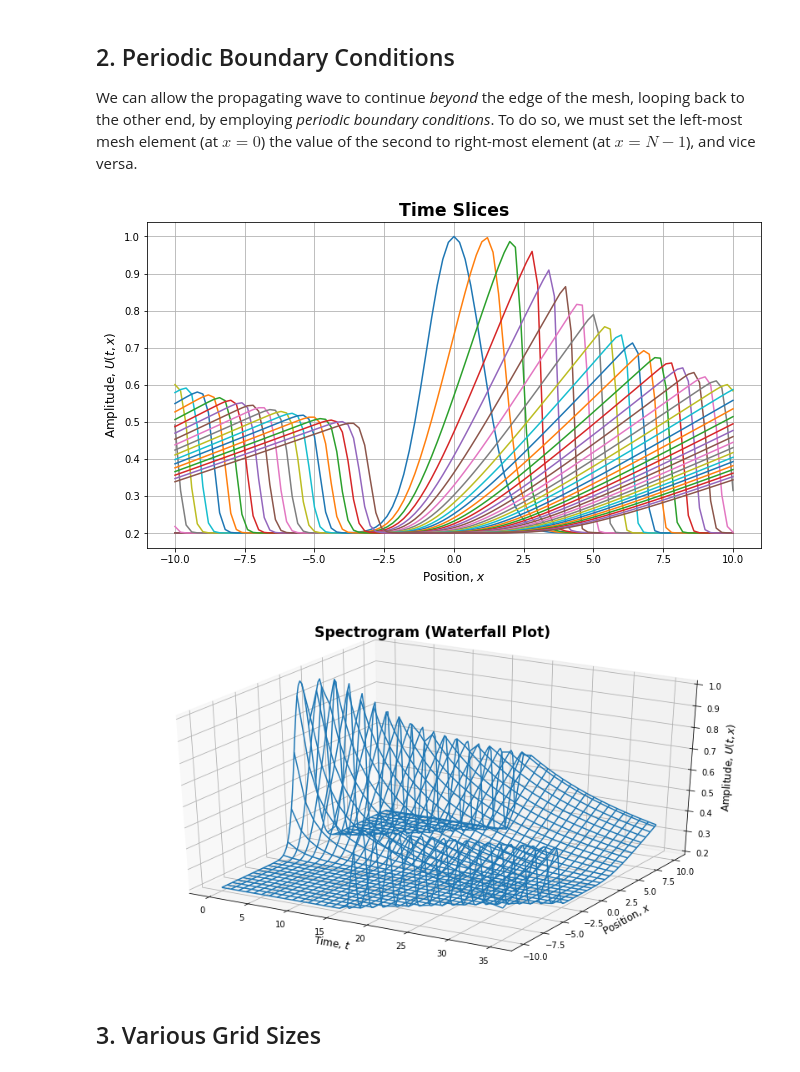
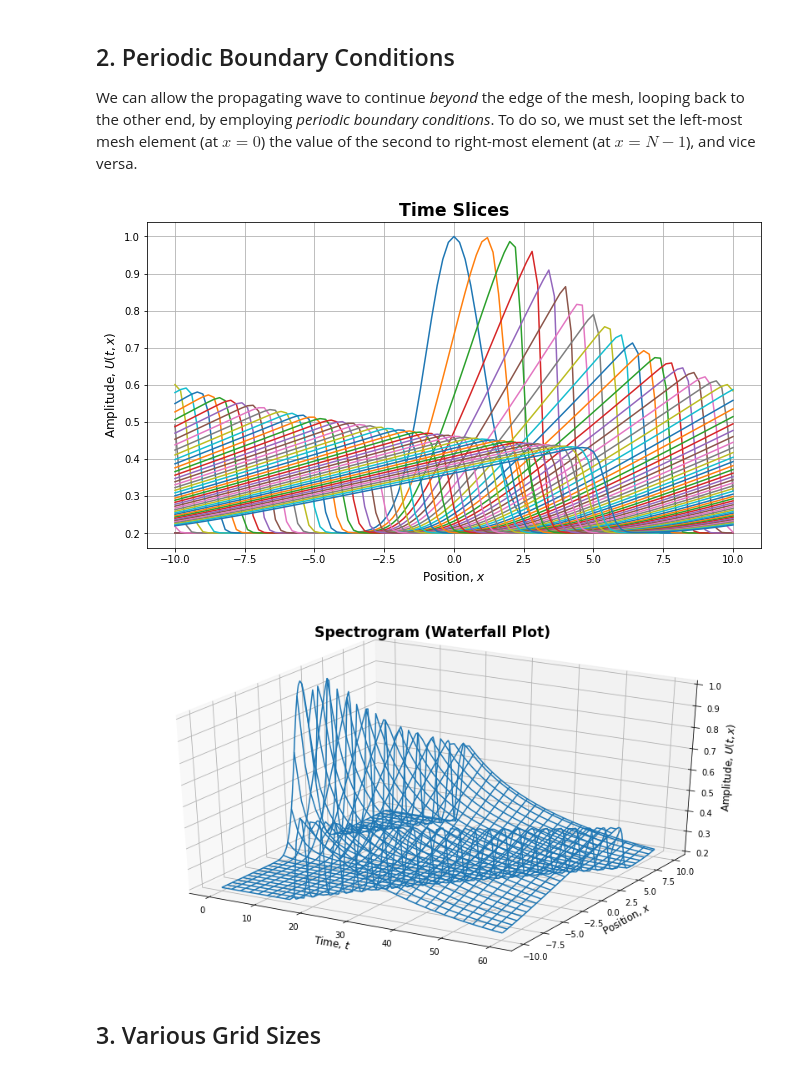
Before and after one commit to sabaronett/computational-physics-class-404-604-Spring-2020, a Jupyter notebook: homework/hw06.ipynb, the cells around one changed output. Cells and saved outputs as stored; diff of their text form; code cells hidden in the pictures.

```diff
--- a/homework/hw06.ipynb
+++ b/homework/hw06.ipynb
@@ -90,12 +91,28 @@ import numpy as np
 import matplotlib.pyplot as plt
 from mpl_toolkits.mplot3d import Axes3D
 
-def burgers(periodic=False, wire=True):
-    """ Solve, simulate, and visualize Burgers' equation """
+def burgers(beta=0.99, periodic=False, wire=True):
+    """
+    Solve, simulate, and visualize Burgers' equation (Eq. 7).
+
+    Parameters
+    ----------
+    beta : float
+        Courant-Friedrichs-Lewy (CFL) number. Must be less
+        than one (1) for stability.
+        Default set to 0.99 for larger timesteps.
+    periodic : bool
+        Apply periodic boundary conditions if set to True.
+        Default set to False.
+    wire : bool
+        Draw 3D spectrogram (waterfall plot) as a wireframe,
+        as opposed to a continuous surface.
+        Default set to True.
+    """
     # Setup mesh
     x = np.linspace(xmin, xmax, Nx)
     dx = (xmax - xmin) / (Nx - 1)
-    dt = 0.99 * dx / abs(eps) # CFL condition
+    dt = abs(beta) * dx / abs(eps) # CFL condition
     beta = eps * dt / dx      # CFL number
 
     # Initialize state
@@ -128,10 +145,10 @@ def burgers(periodic=False, wire=True):
         else:
             for ix in range(1, Nx - 1):
                 U[ix] = Uold[ix] - (beta/2)*(Uold[ix+1]**2 - Uold[ix]**2)
-        t += dt
         if periodic: # Apply periodic boundary conditions
             U[0] = U[-2]
             U[-1] = U[1]
+        t += dt
 
         # Save data every dtout
         if t >= tout:
@@ -141,18 +158,20 @@ def burgers(periodic=False, wire=True):
             tout += dtout
 
     # 3D time evolution plot
-    t, x = np.meshgrid(tp, x)
+    tmesh, xmesh = np.meshgrid(tp, x)
     fig3D = plt.figure(figsize=(11,6))
     ax3D = Axes3D(fig3D)
     if wire:
-        ax3D.plot_wireframe(t, x, Up.transpose())
+        ax3D.plot_wireframe(tmesh, xmesh, Up.transpose())
     else:
-        ax3D.plot_surface(t, x, Up.transpose())
+        ax3D.plot_surface(tmesh, xmesh, Up.transpose())
     ax3D.set_title(r'Spectrogram (Waterfall Plot)', fontsize='xx-large', fontweight='bold')
-    ax3D.set_xlabel("Time, $t$", fontsize='large')
-    ax3D.set_ylabel("Position, $x$", fontsize='large')
+    ax3D.set_xlabel(r"Time, $t$", fontsize='large')
+    ax3D.set_ylabel(r"Position, $x$", fontsize='large')
     ax3D.set_zlabel(r"Amplitude, $U(t,x)$", fontsize='large')
     plt.show()
+
+    return tp, x, Up
 # %%
 # Model Parameters
 eps = 1      # direction of flow (epsilon)
@@ -172,12 +192,12 @@ burgers()
 We can allow the propagating wave to continue _beyond_ the edge of the mesh, looping back to the other end, by employing _periodic boundary conditions_. To do so, we must set the left-most mesh element (at $x=0$) the value of the second to right-most element (at $x=N-1$), and vice versa.
 # %%
 # Model parameters
-tend = 35.0 # increase end time
+tend = 60.0 # increase end time
 
-burgers(periodic=True)
+tp, x, Up = burgers(periodic=True)
 # %% [output]
-[figure, old version]
+[figure, new version]
-[figure, old version]
+[figure, new version]
 # %% [markdown]
 ## 3. Various Grid Sizes
 # %%
```
Also changed, not shown: parts of 6 cells of this notebook.
